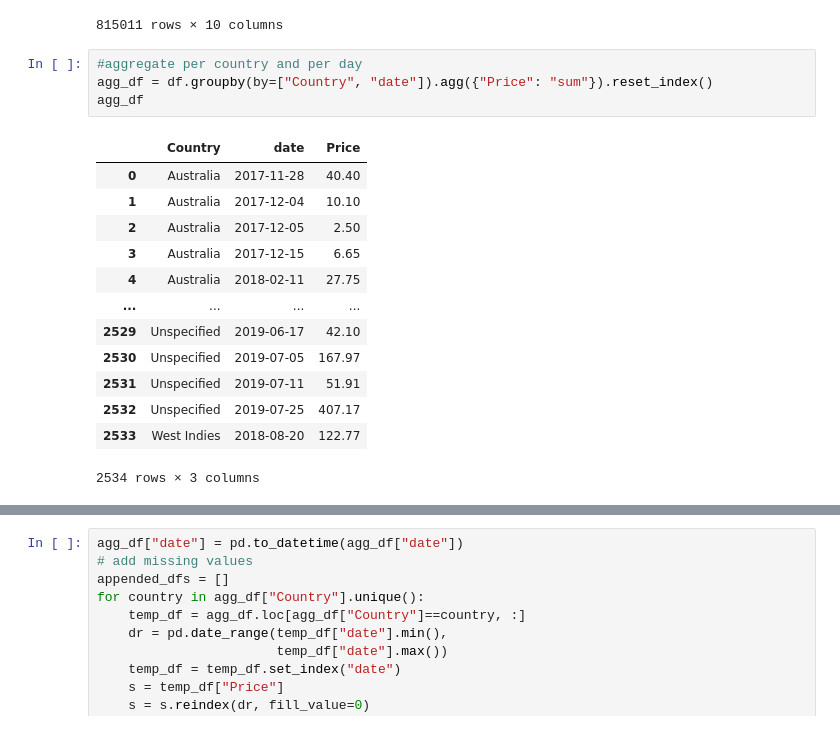
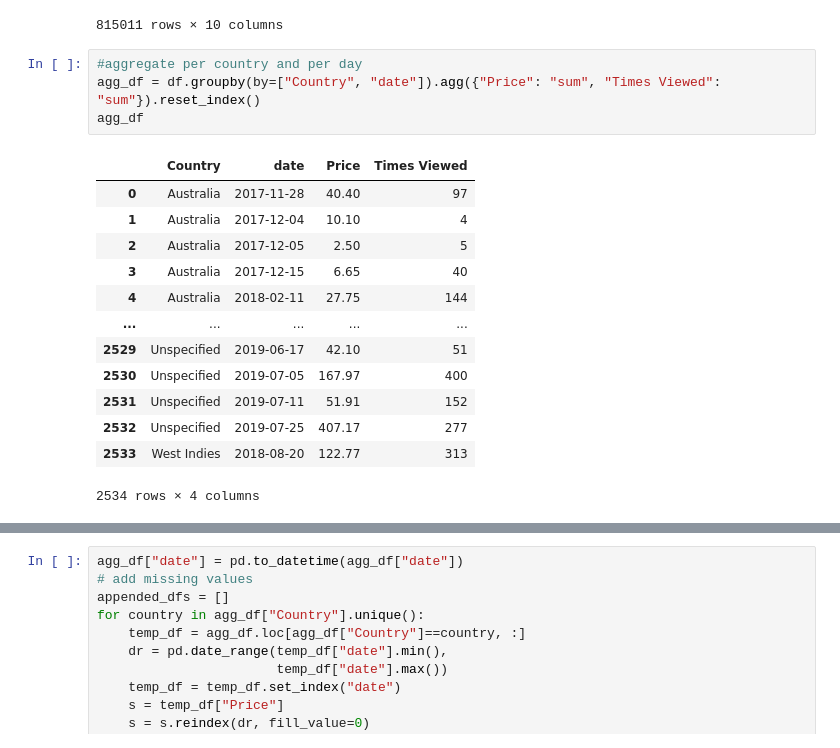
Before and after one commit to mperini/ai-workflow-capstone, a Jupyter notebook: notebooks/Data prep.ipynb, the cells around one changed output, grey strips where cells are left out. Saved outputs shown, nothing was run; the diff lists cells and outputs as text.

```diff
--- a/notebooks/Data prep.ipynb
+++ b/notebooks/Data prep.ipynb
@@ -23,19 +23,19 @@ df
 815011 rows × 10 columns
 # %%
 #aggregate per country and per day
-agg_df = df.groupby(by=["Country", "date"]).agg({"Price": "sum"}).reset_index()
+agg_df = df.groupby(by=["Country", "date"]).agg({"Price": "sum", "Times Viewed": "sum"}).reset_index()
 agg_df
 # %% [output]
-|  | Country | date | Price |
-| 0 | Australia | 2017-11-28 | 40.40 |
-| 1 | Australia | 2017-12-04 | 10.10 |
-| 2 | Australia | 2017-12-05 | 2.50 |
-| 3 | Australia | 2017-12-15 | 6.65 |
-| 4 | Australia | 2018-02-11 | 27.75 |
-| ... | ... | ... | ... |
-| 2529 | Unspecified | 2019-06-17 | 42.10 |
-| 2530 | Unspecified | 2019-07-05 | 167.97 |
-| 2531 | Unspecified | 2019-07-11 | 51.91 |
-| 2532 | Unspecified | 2019-07-25 | 407.17 |
-| 2533 | West Indies | 2018-08-20 | 122.77 |
+|  | Country | date | Price | Times Viewed |
+| 0 | Australia | 2017-11-28 | 40.40 | 97 |
+| 1 | Australia | 2017-12-04 | 10.10 | 4 |
+| 2 | Australia | 2017-12-05 | 2.50 | 5 |
+| 3 | Australia | 2017-12-15 | 6.65 | 40 |
+| 4 | Australia | 2018-02-11 | 27.75 | 144 |
+| ... | ... | ... | ... | ... |
+| 2529 | Unspecified | 2019-06-17 | 42.10 | 51 |
+| 2530 | Unspecified | 2019-07-05 | 167.97 | 400 |
+| 2531 | Unspecified | 2019-07-11 | 51.91 | 152 |
+| 2532 | Unspecified | 2019-07-25 | 407.17 | 277 |
+| 2533 | West Indies | 2018-08-20 | 122.77 | 313 |
-2534 rows × 3 columns
+2534 rows × 4 columns
```
Also changed, not shown: parts of 2 cells of this notebook, 4 other files.
